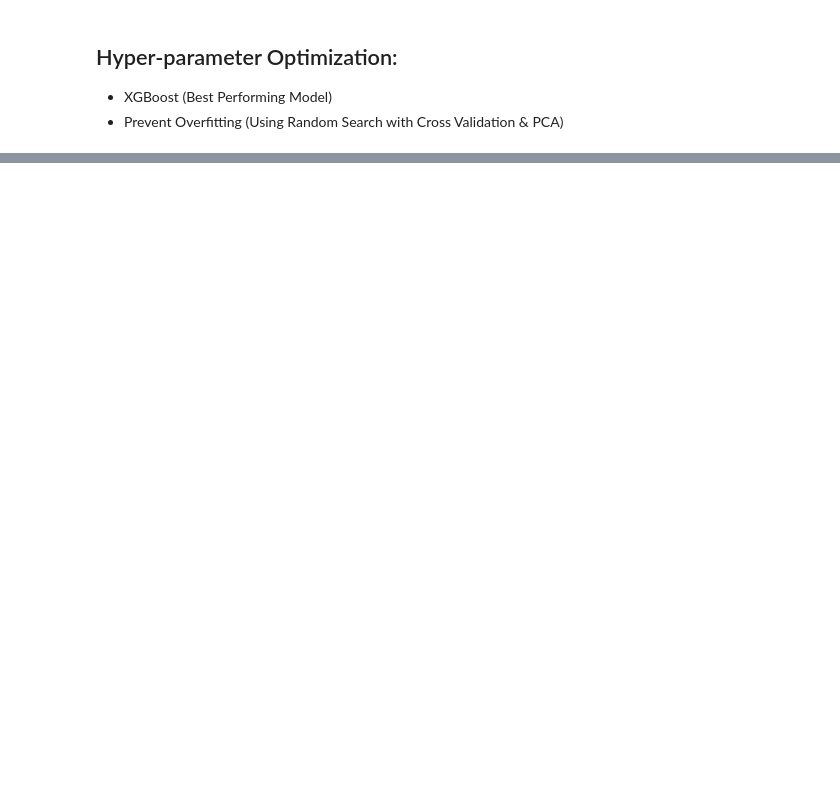
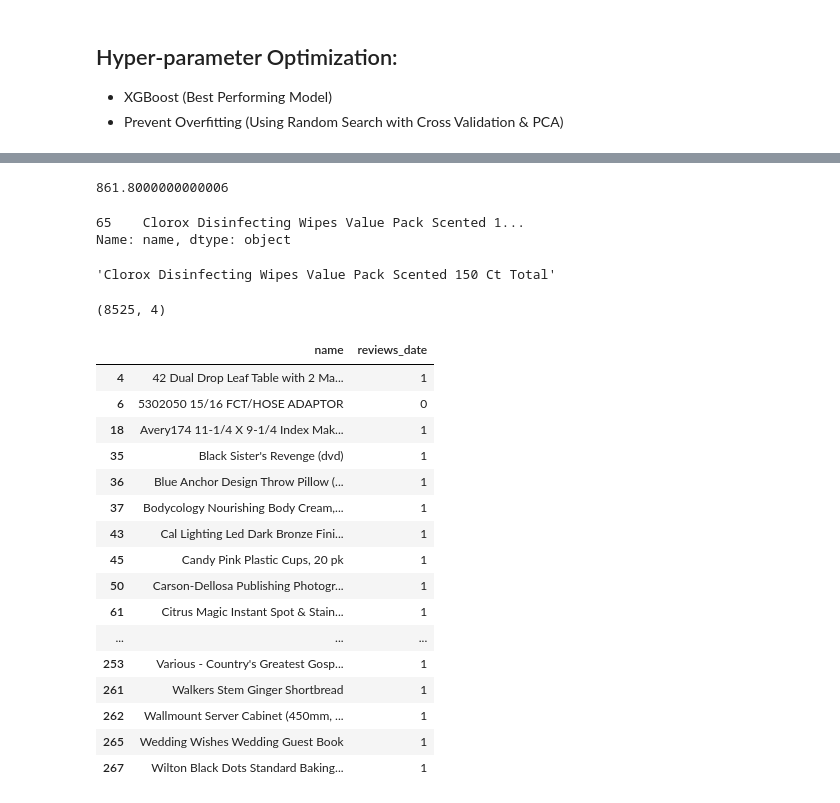
Before and after one commit to DaoodS/Machine_Learning_Projects, a Jupyter notebook: Project_12/Implementation/sentiment_analysis.ipynb, the cells around one changed output, grey strips where cells are left out. Drawn from its saved outputs; the diff is of its cells as text; code cells hidden in the pictures; blank space fills up the shorter version.

```diff
--- a/Project_12/Implementation/sentiment_analysis.ipynb
+++ b/Project_12/Implementation/sentiment_analysis.ipynb
@@ -674,0 +700,3 @@ Name: user_sentiment, dtype: int64
+# %%
+min_movie_rating = ratings.groupby(['name'])['reviews_date'].count().reset_index()
+min_movie_rating['reviews_date'].describe()
@@ -674,0 +713,37 @@ Name: user_sentiment, dtype: int64
+# %%
+np.percentile(min_movie_rating['reviews_date'], 98)
+# %% [output]
+861.8000000000006
+# %%
+min_movie_rating[min_movie_rating['reviews_date']==8525]['name']
+# %% [output]
+65    Clorox Disinfecting Wipes Value Pack Scented 1...
+Name: name, dtype: object
+# %%
+min_movie_rating.loc[65, 'name']
+# %% [output]
+'Clorox Disinfecting Wipes Value Pack Scented 150 Ct Total'
+# %%
+ratings[ratings['name']=='Clorox Disinfecting Wipes Value Pack Scented 150 Ct Total'].shape
+# %% [output]
+(8525, 4)
+# %%
+min_movie_rating[min_movie_rating['reviews_date']<=1]
+# %% [output]
+|  | name | reviews_date |
+| 4 | 42 Dual Drop Leaf Table with 2 Ma... | 1 |
+| 6 | 5302050 15/16 FCT/HOSE ADAPTOR | 0 |
+| 18 | Avery174 11-1/4 X 9-1/4 Index Mak... | 1 |
+| 35 | Black Sister's Revenge (dvd) | 1 |
+| 36 | Blue Anchor Design Throw Pillow (... | 1 |
+| 37 | Bodycology Nourishing Body Cream,... | 1 |
+| 43 | Cal Lighting Led Dark Bronze Fini... | 1 |
+| 45 | Candy Pink Plastic Cups, 20 pk | 1 |
+| 50 | Carson-Dellosa Publishing Photogr... | 1 |
+| 61 | Citrus Magic Instant Spot & Stain... | 1 |
+| ... | ... | ... |
+| 253 | Various - Country's Greatest Gosp... | 1 |
+| 261 | Walkers Stem Ginger Shortbread | 1 |
+| 262 | Wallmount Server Cabinet (450mm, ... | 1 |
+| 265 | Wedding Wishes Wedding Guest Book | 1 |
+| 267 | Wilton Black Dots Standard Baking... | 1 |
```
Also changed, not shown: parts of 68 cells of this notebook, 2 other files.
